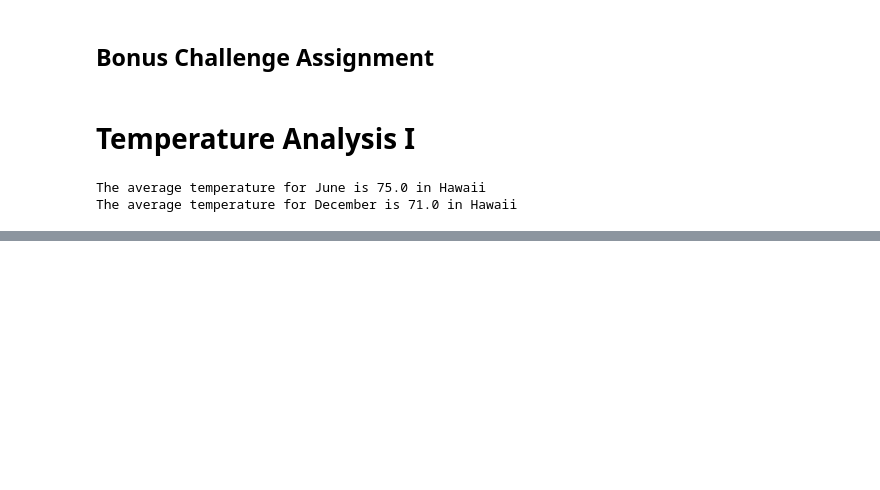
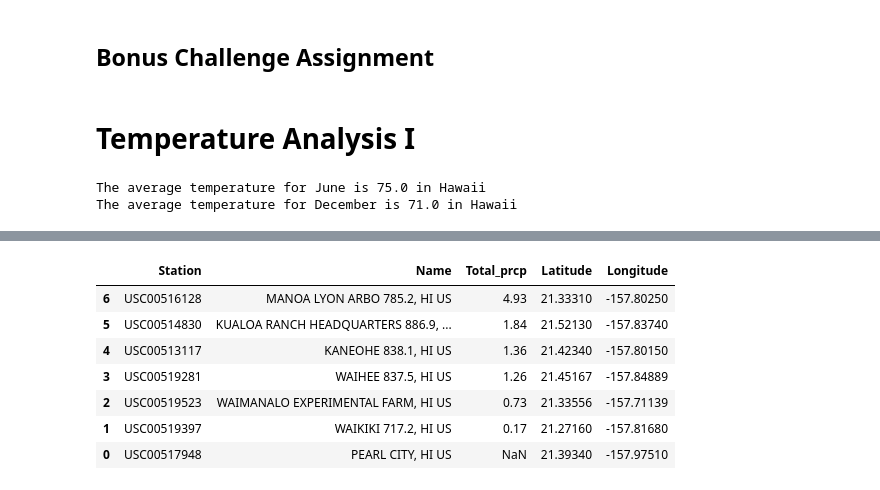
Before and after one commit to tylerspck/sqlalchemy-challenge, a Jupyter notebook: climate_starter.ipynb, the cells around one changed output, grey strips where cells are left out. Drawn from its saved outputs; the diff is of its cells as text; code cells hidden in the pictures; blank space fills up the shorter version.

```diff
--- a/climate_starter.ipynb
+++ b/climate_starter.ipynb
@@ -213,6 +240,24 @@ print(calc_temps('2012-02-28', '2012-03-05'))
 # %%
 # Calculate the total amount of rainfall per weather station for your trip dates using the previous year's matching dates.
 # Sort this in descending order by precipitation amount and list the station, name, latitude, longitude, and elevation
+rain_by_station = session.query(Station.station, Station.name,func.sum(Measurement.prcp).label('Rain_Sum'),Station.latitude, Station.longitude).\
+                join((Station, Measurement.station==Station.station)).\
+                filter(Measurement.date>='2016-12-29').\
+                filter(Measurement.date<='2017-01-10').\
+                group_by(Station.station, Station.name, Station.latitude, Station.longitude).\
+                order_by('Rain_Sum').all()
+
+rain_by_station_df = pd.DataFrame(rain_by_station, columns=['Station', 'Name', 'Total_prcp', 'Latitude', 'Longitude'])
+rain_by_station_df.sort_values(by="Total_prcp", ascending = False).head(20)
+# %% [output]
+|  | Station | Name | Total_prcp | Latitude | Longitude |
+| 6 | USC00516128 | MANOA LYON ARBO 785.2, HI US | 4.93 | 21.33310 | -157.80250 |
+| 5 | USC00514830 | KUALOA RANCH HEADQUARTERS 886.9, ... | 1.84 | 21.52130 | -157.83740 |
+| 4 | USC00513117 | KANEOHE 838.1, HI US | 1.36 | 21.42340 | -157.80150 |
+| 3 | USC00519281 | WAIHEE 837.5, HI US | 1.26 | 21.45167 | -157.84889 |
+| 2 | USC00519523 | WAIMANALO EXPERIMENTAL FARM, HI US | 0.73 | 21.33556 | -157.71139 |
+| 1 | USC00519397 | WAIKIKI 717.2, HI US | 0.17 | 21.27160 | -157.81680 |
+| 0 | USC00517948 | PEARL CITY, HI US | NaN | 21.39340 | -157.97510 |
 # %%
 # Create a query that will calculate the daily normals
 # (i.e. the averages for tmin, tmax, and tavg for all historic data matching a specific month and day)
```
Also changed, not shown: parts of 7 cells of this notebook, 1 other file.
